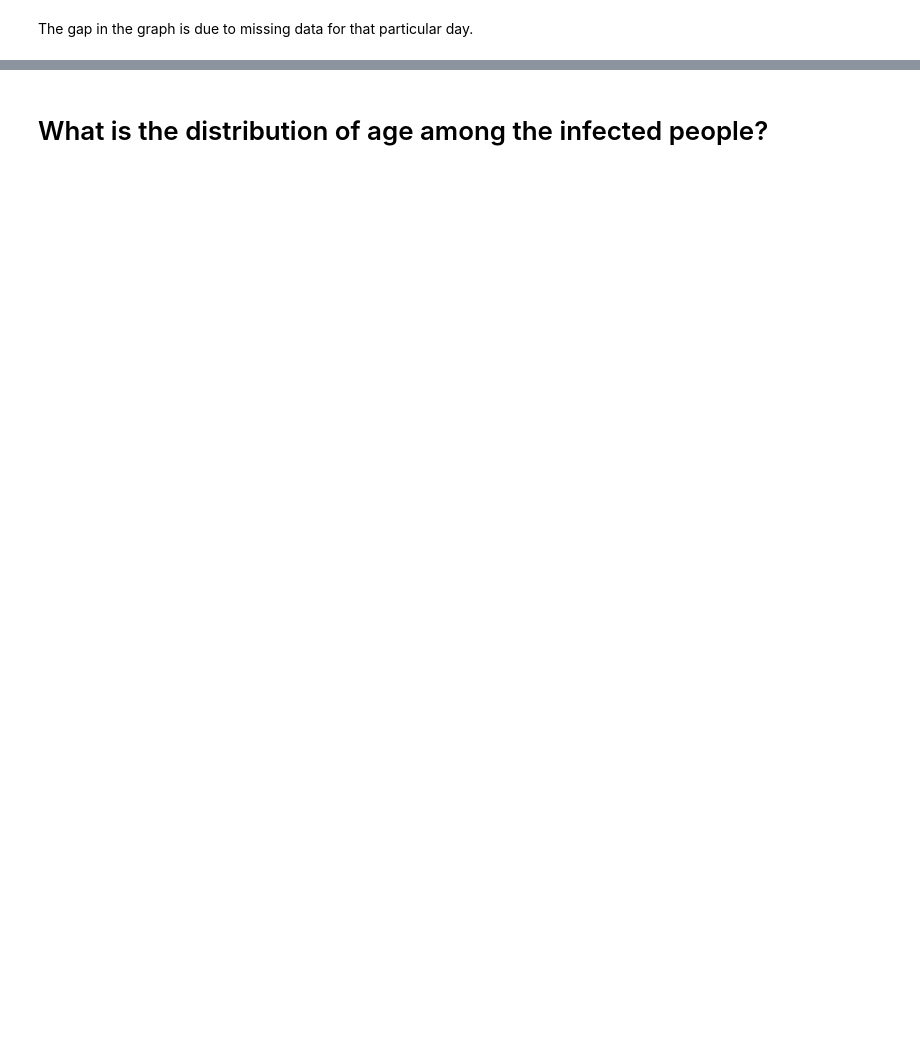
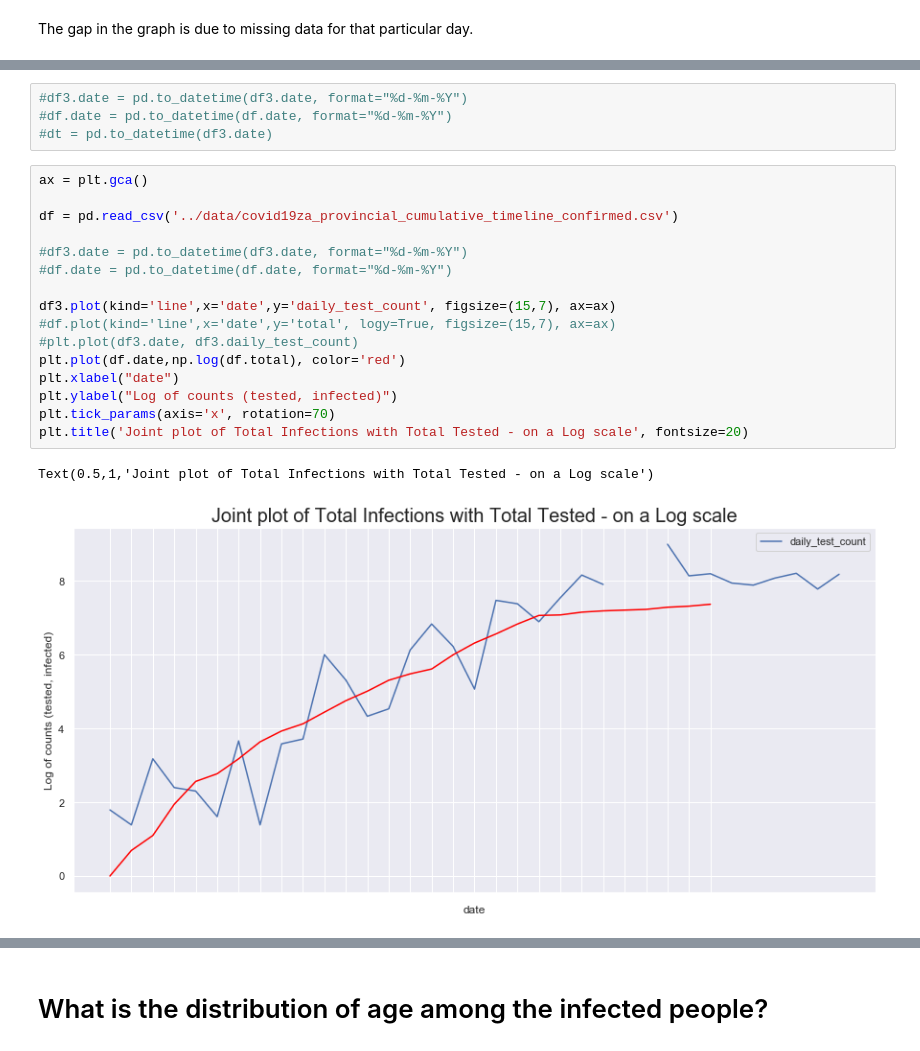
Before and after one commit to dsfsi/covid19za, a Jupyter notebook: notebooks/COVID-19 South Africa - Data Analysis and Visualization.ipynb, the cells around one changed output, grey strips where cells are left out. Drawn from its saved outputs; the diff is of its cells as text; blank space fills up the shorter version.

```diff
--- a/notebooks/COVID-19 South Africa - Data Analysis and Visualization.ipynb
+++ b/notebooks/COVID-19 South Africa - Data Analysis and Visualization.ipynb
@@ -89,0 +107,23 @@ The gap in the graph is due to missing data for that particular day.
+# %%
+#df3.date = pd.to_datetime(df3.date, format="%d-%m-%Y")
+#df.date = pd.to_datetime(df.date, format="%d-%m-%Y")
+#dt = pd.to_datetime(df3.date)
+# %%
+ax = plt.gca()
+
+df = pd.read_csv('../data/covid19za_provincial_cumulative_timeline_confirmed.csv')
+
+#df3.date = pd.to_datetime(df3.date, format="%d-%m-%Y")
+#df.date = pd.to_datetime(df.date, format="%d-%m-%Y")
+
+df3.plot(kind='line',x='date',y='daily_test_count', figsize=(15,7), ax=ax)
+#df.plot(kind='line',x='date',y='total', logy=True, figsize=(15,7), ax=ax)
+#plt.plot(df3.date, df3.daily_test_count)
+plt.plot(df.date,np.log(df.total), color='red')
+plt.xlabel("date")
+plt.ylabel("Log of counts (tested, infected)")
+plt.tick_params(axis='x', rotation=70)
+plt.title('Joint plot of Total Infections with Total Tested - on a Log scale', fontsize=20)
+# %% [output]
+Text(0.5,1,'Joint plot of Total Infections with Total Tested - on a Log scale')
+[figure, added]
```
Also changed, not shown: parts of 18 cells of this notebook.
